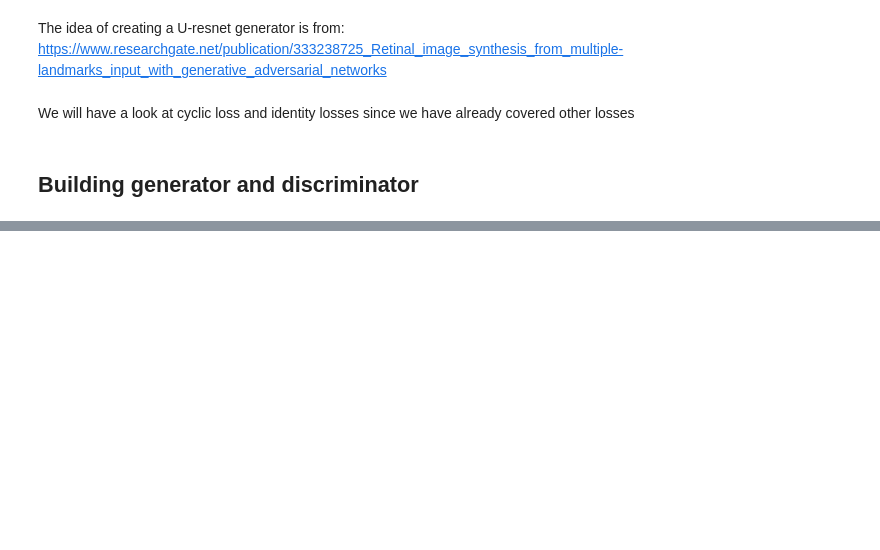
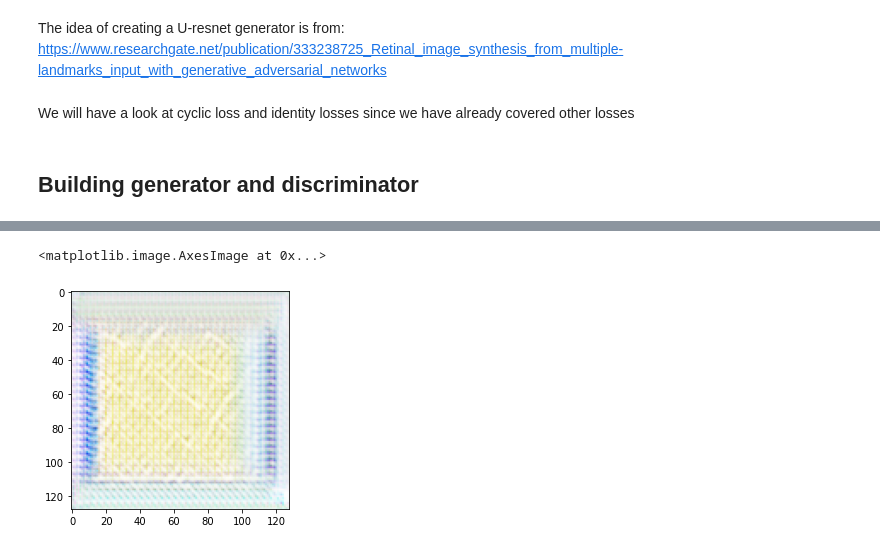
Before and after one commit to Astrojigs/Aerial-images-to-maps, a Jupyter notebook: Thesis CycleGAN.ipynb, the cells around one changed output, grey strips where cells are left out. Drawn from its saved outputs; the diff is of its cells as text; code cells hidden in the pictures; blank space fills up the shorter version.

```diff
--- a/Thesis CycleGAN.ipynb
+++ b/Thesis CycleGAN.ipynb
@@ -637,0 +635,9 @@ Time taken for epoch 77 is 807.9532237052917
+# %%
+# recalling the models
+
+generator_g = tf.keras.models.load_model('./references/generator_gbackup 230epoch.h5',
+                                         custom_objects={'InstanceNormalization':InstanceNormalization})
+generator_f = tf.keras.models.load_model('./references/generator_gbackup 230epoch.h5',custom_objects={'InstanceNormalization':InstanceNormalization})
+
+discriminator_x = tf.keras.models.load_model('./references/discriminator_xbackup 230epoch.h5',custom_objects={'InstanceNormalization':InstanceNormalization})
+discriminator_y = tf.keras.models.load_model('./references/discriminator_ybackup 230epoch.h5',custom_objects={'InstanceNormalization':InstanceNormalization})
@@ -637,0 +654,6 @@ Time taken for epoch 77 is 807.9532237052917
+# %%
+
+plt.imshow(generator_g(test_aerial[200].reshape(1,128,128,3))[0])
+# %% [output]
+<matplotlib.image.AxesImage at 0x...>
+[figure, added]
```
Also changed, not shown: parts of 4 cells of this notebook.
